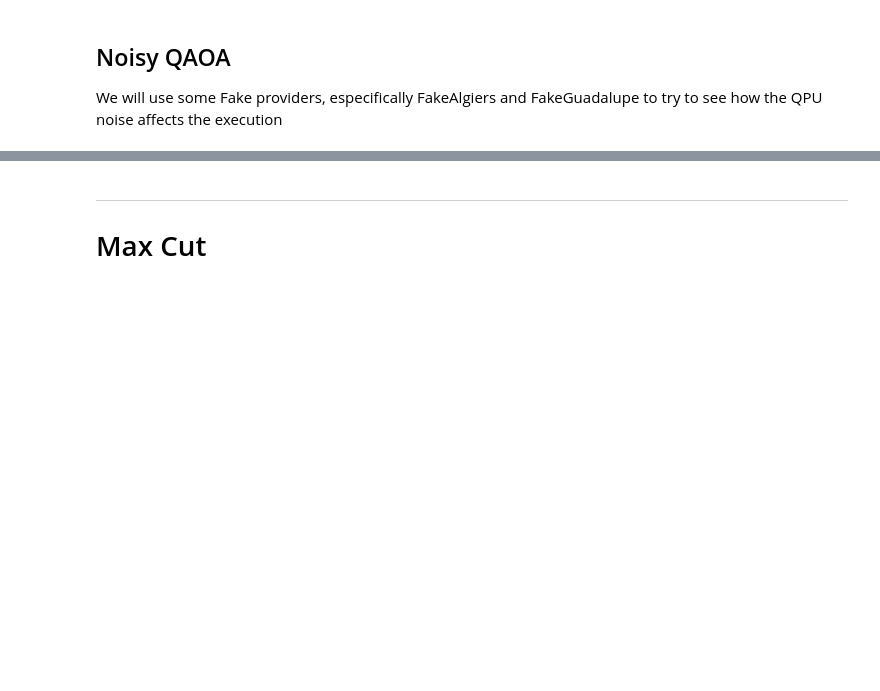
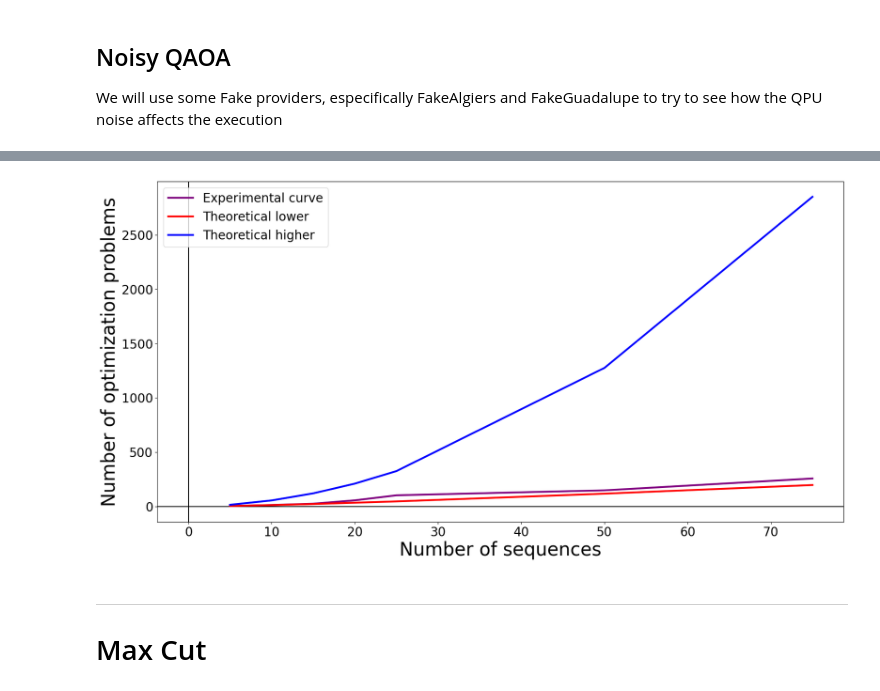
Before and after one commit to Nicofero/PhyloTree_ReConst, a Jupyter notebook: metrics_study.ipynb, the cells around one changed output, grey strips where cells are left out. Saved outputs shown, nothing was run; the diff lists cells and outputs as text; code cells hidden in the pictures; blank space fills up the shorter version.

```diff
--- a/metrics_study.ipynb
+++ b/metrics_study.ipynb
@@ -768,3 +778,35 @@ plt.show()
+# %%
+def max_iter(x):
+    iter = x*(x+1)/2
+    return iter
+
+def min_iter(x):
+    iter = np.ceil((x/2)*np.log2(x/2))
+    return iter
+
+x = np.arange(3,250)
+y1 = max_iter(x)
+y2 = min_iter(x)
+
+x = [5,10,15,20,25,50,75]
+y = [3,13,25,56,102,148,257]
+
+y_low = min_iter(np.array(x))
+y_high = max_iter(np.array(x))
+fig, ax = plt.subplots(figsize=(20,10))
+ax.axhline(y=0, color='k')
+ax.axvline(x=0, color='k')
+plt.plot(x, y,color='purple',label='Experimental curve',linewidth=3)
+plt.plot(x,y_low,color='red',label='Theoretical lower',linewidth=3)
+plt.plot(x,y_high,color='blue',label='Theoretical higher',linewidth=3)
+plt.xticks(fontsize=20)
+plt.yticks(fontsize=20)
+plt.xlabel('Number of sequences',fontsize=30)
+plt.ylabel('Number of optimization problems',fontsize=30)
+plt.legend(fontsize=20,loc='upper left')
+plt.show()
+# %% [output]
+[figure, added]
 # %% [markdown]
 ---
 
```
Also changed, not shown: parts of 18 cells of this notebook, 16 other files.
